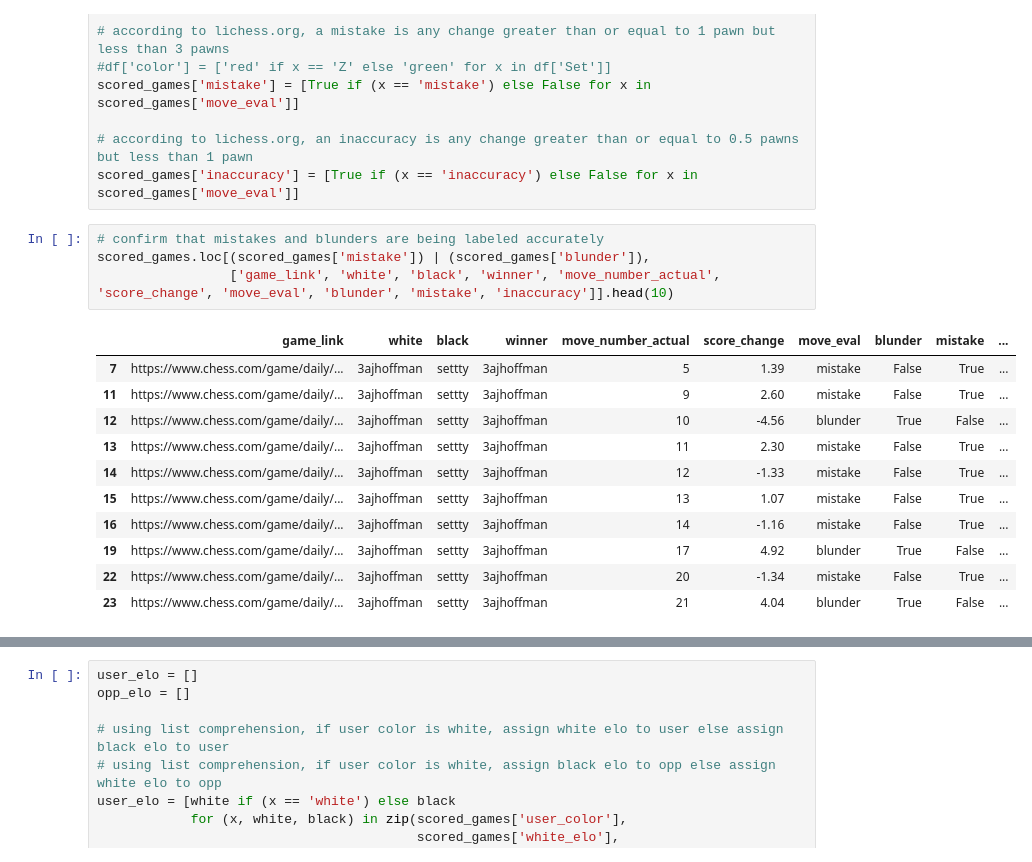
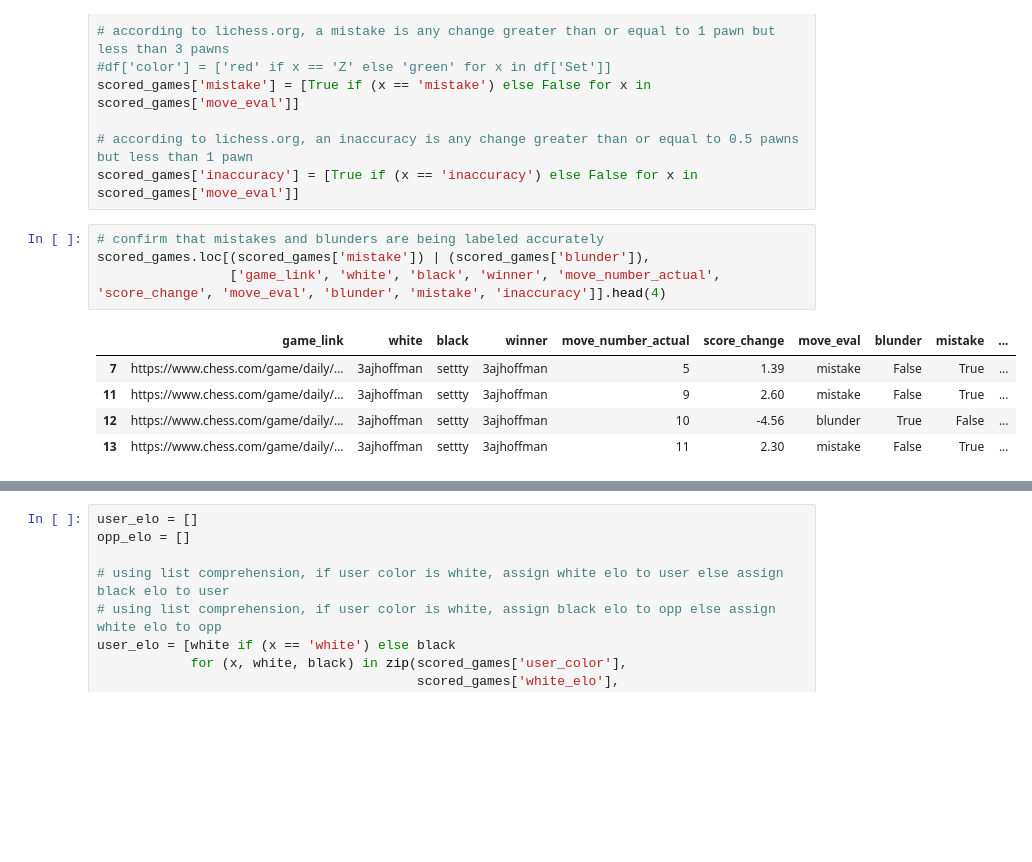
Before and after one commit to s-etty/chess-analysis, a Jupyter notebook: chess-analysis.ipynb, the cells around one changed output, grey strips where cells are left out. Cells and saved outputs as stored; diff of their text form; blank space fills up the shorter version.

```diff
--- a/chess-analysis.ipynb
+++ b/chess-analysis.ipynb
@@ -194,19 +193,13 @@ scored_games['inaccuracy'] = [True if (x == 'inaccuracy') else False for x in sc
 # %%
 # confirm that mistakes and blunders are being labeled accurately
 scored_games.loc[(scored_games['mistake']) | (scored_games['blunder']),
-                 ['game_link', 'white', 'black', 'winner', 'move_number_actual', 'score_change', 'move_eval', 'blunder', 'mistake', 'inaccuracy']].head(10)
+                 ['game_link', 'white', 'black', 'winner', 'move_number_actual', 'score_change', 'move_eval', 'blunder', 'mistake', 'inaccuracy']].head(4)
 # %% [output]
 |  | game_link | white | black | winner | move_number_actual | score_change | move_eval | blunder | mistake | ... |
 | 7 | https://www.chess.com/game/daily/... | 3ajhoffman | settty | 3ajhoffman | 5 | 1.39 | mistake | False | True | ... |
 | 11 | https://www.chess.com/game/daily/... | 3ajhoffman | settty | 3ajhoffman | 9 | 2.60 | mistake | False | True | ... |
 | 12 | https://www.chess.com/game/daily/... | 3ajhoffman | settty | 3ajhoffman | 10 | -4.56 | blunder | True | False | ... |
 | 13 | https://www.chess.com/game/daily/... | 3ajhoffman | settty | 3ajhoffman | 11 | 2.30 | mistake | False | True | ... |
-| 14 | https://www.chess.com/game/daily/... | 3ajhoffman | settty | 3ajhoffman | 12 | -1.33 | mistake | False | True | ... |
-| 15 | https://www.chess.com/game/daily/... | 3ajhoffman | settty | 3ajhoffman | 13 | 1.07 | mistake | False | True | ... |
-| 16 | https://www.chess.com/game/daily/... | 3ajhoffman | settty | 3ajhoffman | 14 | -1.16 | mistake | False | True | ... |
-| 19 | https://www.chess.com/game/daily/... | 3ajhoffman | settty | 3ajhoffman | 17 | 4.92 | blunder | True | False | ... |
-| 22 | https://www.chess.com/game/daily/... | 3ajhoffman | settty | 3ajhoffman | 20 | -1.34 | mistake | False | True | ... |
-| 23 | https://www.chess.com/game/daily/... | 3ajhoffman | settty | 3ajhoffman | 21 | 4.04 | blunder | True | False | ... |
 # %%
 # confirm that normal moves are being labeled accurately
 scored_games.loc[(~ scored_games['mistake']) & (~ scored_games['blunder']),
```
Also changed, not shown: parts of 13 cells of this notebook, 1 other file.
